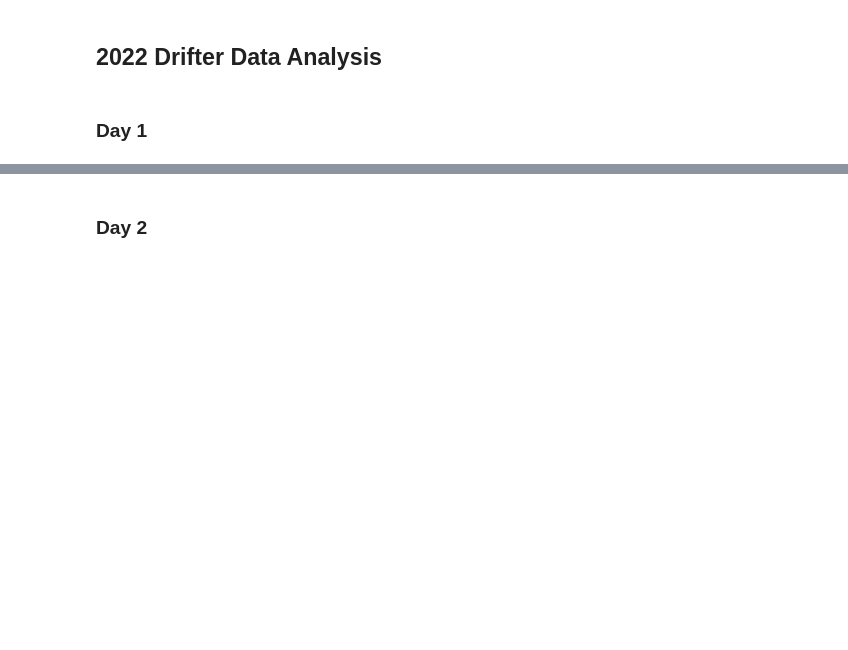
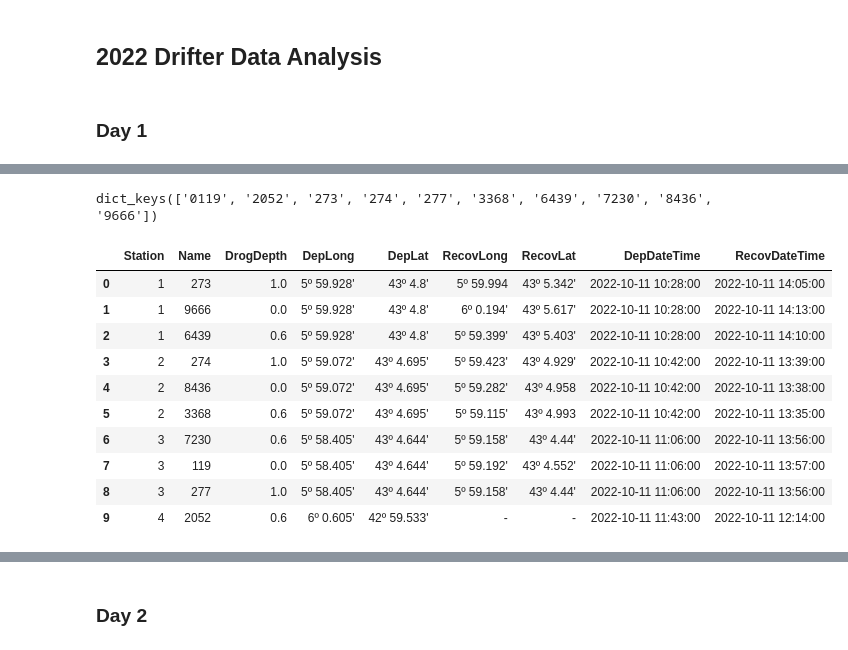
Before and after one commit to olanrewajufarooq/OceanographyAnalysis, a Jupyter notebook: Python/drifter.ipynb, the cells around one changed output, grey strips where cells are left out. Saved outputs shown, nothing was run; the diff lists cells and outputs as text; code cells hidden in the pictures; blank space fills up the shorter version.

```diff
--- a/Python/drifter.ipynb
+++ b/Python/drifter.ipynb
@@ -130,7 +130,14 @@ class Drifters:
         self.logsheet["DepDateTime"] = pd.to_datetime(self.logsheet["DepDateTime"])
         self.logsheet["RecovDateTime"] = pd.to_datetime(self.logsheet["RecovDateTime"])
 
-        for key in self.data.keys():
+        names = self.logsheet["Name"]
+        keys = [key for key in self.data.keys()]
+
+        for key in keys:
+            if float(key) not in list(names):
+                self.data.pop(key)
+                continue
+
             station = self.logsheet["Station"][self.logsheet["Name"] == float(key)].values
             drog_depth = self.logsheet["DrogDepth"][self.logsheet["Name"] == float(key)].values
 
@@ -217,10 +224,10 @@ class Drifters:
             return min_vel, max_vel
 
         def graph_centre(data):
-            min_lat = 100
-            max_lat = 0
-            min_lon = 100
-            max_lon = 0
+            min_lat = 1000
+            max_lat = -1000
+            min_lon = 1000
+            max_lon = -1000
 
             for key in data.keys():
                 min_lat_val = np.min(data[key]["Latitude"])
@@ -240,15 +247,15 @@ class Drifters:
 
         def plot_vel_traj(df_map, df, name, drog_depth, color_mapper):
 
-            colors = ['#ffff00', '#ffffff', '#0000ff']
+            colors = ['#ffffff', '#0000ff', '#ffff00']
             drog_depths = np.unique(self.logsheet["DrogDepth"])
 
             drog_depth_found = False
             count = 0
             for depth in drog_depths:
-                if drog_depth == depth:
+                if drog_depth == float(depth):
                     drifter_col, drifter_info = [colors[count], f'{drog_depth}m Depth']
-                    drog_depth_found = False
+                    drog_depth_found = True
                     break
                 count += 1
 
@@ -273,9 +280,9 @@ class Drifters:
 
             for lat, lon, vel in zip(df["Latitude"], df["Longitude"], df["Velocity"]):
                 circlemarker = folium.CircleMarker(location=(lat,lon), radius=6,
+                                    fill=True, fill_color=color_mapper(vel)[:7], fill_opacity=0.9,
                                     stroke=True, color=drifter_col, weight=1.5, opacity=0.9,
-                                    fill=True, fill_color=color_mapper(vel)[:7], fill_opacity=0.9,
-                                    popup=folium.Popup(f"{round(vel, 4)} m/s"),
+                                    popup=folium.Popup(f"{round(vel, 4)} cm/s"),
                                 ).add_to(feature_group )
 
             feature_group.add_to(df_map)
@@ -293,12 +300,12 @@ class Drifters:
             # Plotting the location and velocities into the Map
             min_vel, max_vel = velocity_extremes(data)
 
-            color_gradients = ['white', 'green', 'orange', 'red']
+            color_gradients = ['white', 'cyan', 'green', 'orange', 'red']
             velcolmap = bcm.LinearColormap(color_gradients, vmin=min_vel, vmax=max_vel, caption = 'Velocity (cm/s)') # The velocity scale
             velcolmap.add_to(plot_map)
 
             for key in data.keys():
-                drog_depth = data_info[key]["DrogDepth"]
+                drog_depth = float(data_info[key]["DrogDepth"])
                 plot_map = plot_vel_traj(plot_map, data[key], key, drog_depth, velcolmap)
 
             folium.LayerControl().add_to(plot_map)
@@ -372,0 +450,18 @@ D1.data['0119']
+# %%
+D1.data_info.keys()
+# %% [output]
+dict_keys(['0119', '2052', '273', '274', '277', '3368', '6439', '7230', '8436', '9666'])
+# %%
+D1.logsheet
+# %% [output]
+|  | Station | Name | DrogDepth | DepLong | DepLat | RecovLong | RecovLat | DepDateTime | RecovDateTime |
+| 0 | 1 | 273 | 1.0 | 5º 59.928' | 43º 4.8' | 5º 59.994 | 43º 5.342' | 2022-10-11 10:28:00 | 2022-10-11 14:05:00 |
+| 1 | 1 | 9666 | 0.0 | 5º 59.928' | 43º 4.8' | 6º 0.194' | 43º 5.617' | 2022-10-11 10:28:00 | 2022-10-11 14:13:00 |
+| 2 | 1 | 6439 | 0.6 | 5º 59.928' | 43º 4.8' | 5º 59.399' | 43º 5.403' | 2022-10-11 10:28:00 | 2022-10-11 14:10:00 |
+| 3 | 2 | 274 | 1.0 | 5º 59.072' | 43º 4.695' | 5º 59.423' | 43º 4.929' | 2022-10-11 10:42:00 | 2022-10-11 13:39:00 |
+| 4 | 2 | 8436 | 0.0 | 5º 59.072' | 43º 4.695' | 5º 59.282' | 43º 4.958 | 2022-10-11 10:42:00 | 2022-10-11 13:38:00 |
+| 5 | 2 | 3368 | 0.6 | 5º 59.072' | 43º 4.695' | 5º 59.115' | 43º 4.993 | 2022-10-11 10:42:00 | 2022-10-11 13:35:00 |
+| 6 | 3 | 7230 | 0.6 | 5º 58.405' | 43º 4.644' | 5º 59.158' | 43º 4.44' | 2022-10-11 11:06:00 | 2022-10-11 13:56:00 |
+| 7 | 3 | 119 | 0.0 | 5º 58.405' | 43º 4.644' | 5º 59.192' | 43º 4.552' | 2022-10-11 11:06:00 | 2022-10-11 13:57:00 |
+| 8 | 3 | 277 | 1.0 | 5º 58.405' | 43º 4.644' | 5º 59.158' | 43º 4.44' | 2022-10-11 11:06:00 | 2022-10-11 13:56:00 |
+| 9 | 4 | 2052 | 0.6 | 6º 0.605' | 42º 59.533' | - | - | 2022-10-11 11:43:00 | 2022-10-11 12:14:00 |
```
Also changed, not shown: parts of 22 cells of this notebook, 1 other file.
